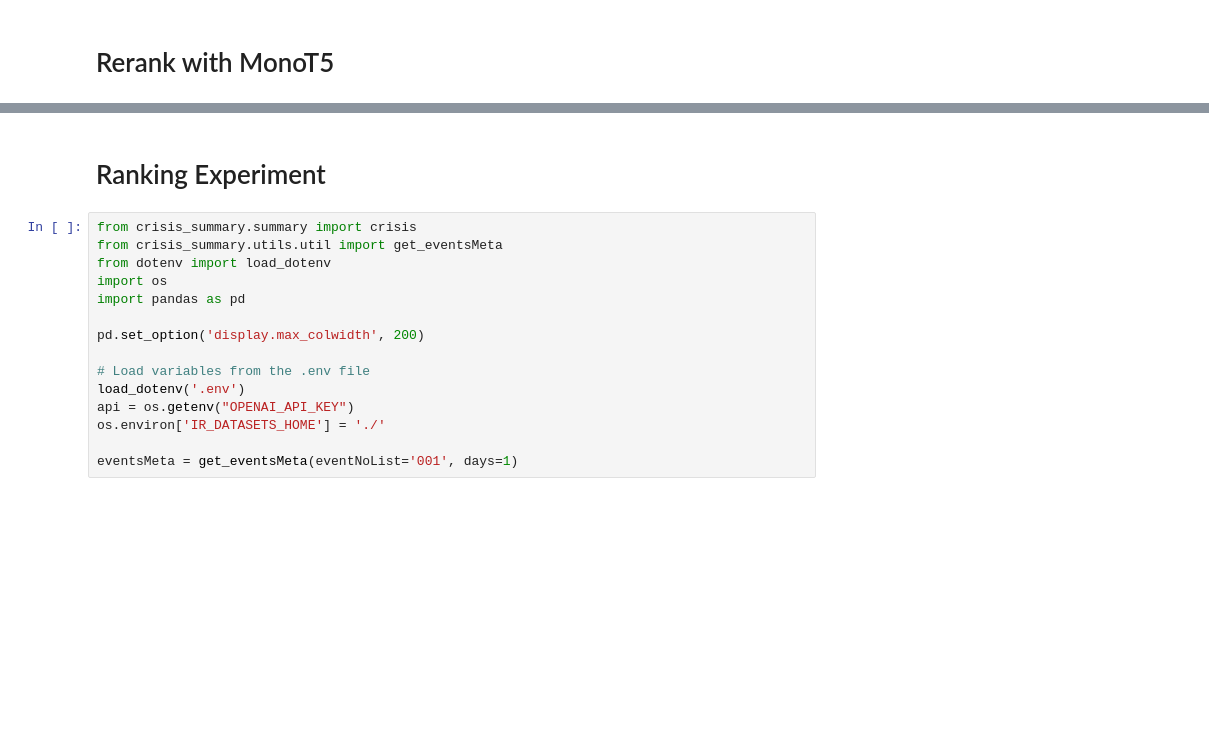
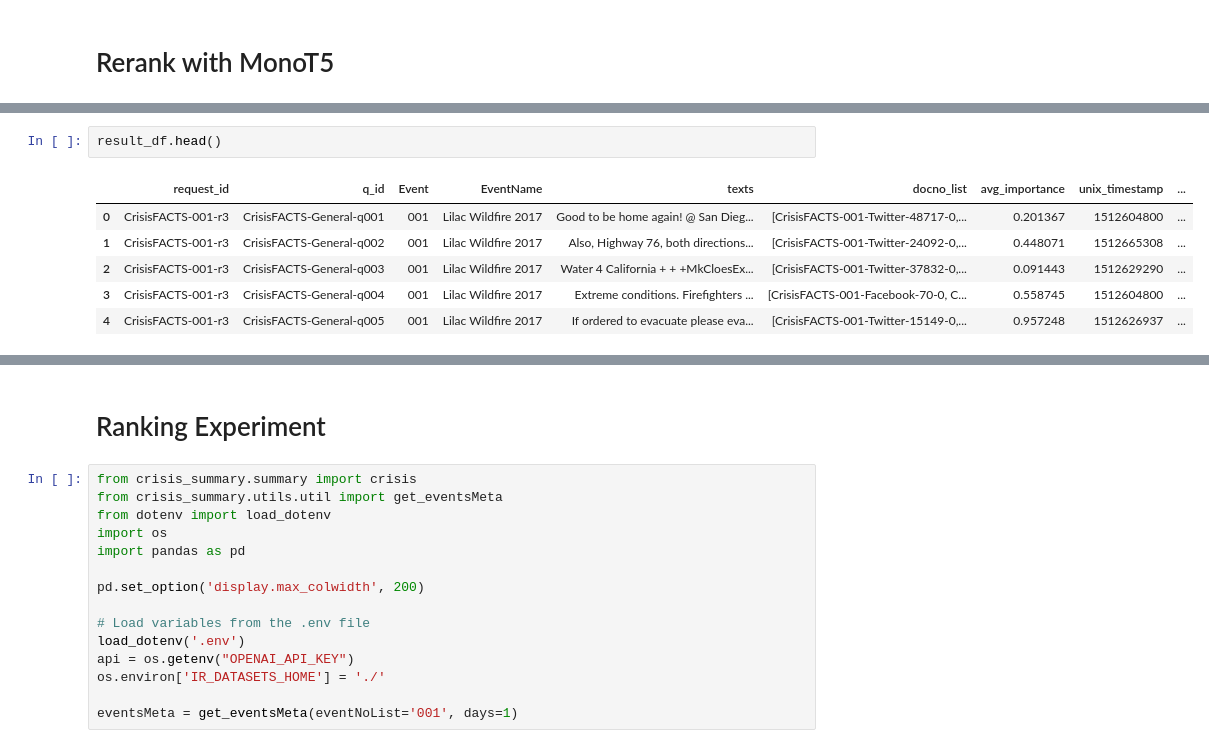
Before and after one commit to jaehobahng/crisisfacts_summarization, a Jupyter notebook: example.ipynb, the cells around one changed output, grey strips where cells are left out. Saved outputs shown, nothing was run; the diff lists cells and outputs as text; blank space fills up the shorter version.

```diff
--- a/example.ipynb
+++ b/example.ipynb
@@ -108,3 +113,12 @@ a.shape
+# %%
+result_df.head()
+# %% [output]
+|  | request_id | q_id | Event | EventName | texts | docno_list | avg_importance | unix_timestamp | ... |
+| 0 | CrisisFACTS-001-r3 | CrisisFACTS-General-q001 | 001 | Lilac Wildfire 2017 | Good to be home again! @ San Dieg... | [CrisisFACTS-001-Twitter-48717-0,... | 0.201367 | 1512604800 | ... |
+| 1 | CrisisFACTS-001-r3 | CrisisFACTS-General-q002 | 001 | Lilac Wildfire 2017 | Also, Highway 76, both directions... | [CrisisFACTS-001-Twitter-24092-0,... | 0.448071 | 1512665308 | ... |
+| 2 | CrisisFACTS-001-r3 | CrisisFACTS-General-q003 | 001 | Lilac Wildfire 2017 | Water 4 California + + +MkCloesEx... | [CrisisFACTS-001-Twitter-37832-0,... | 0.091443 | 1512629290 | ... |
+| 3 | CrisisFACTS-001-r3 | CrisisFACTS-General-q004 | 001 | Lilac Wildfire 2017 | Extreme conditions. Firefighters ... | [CrisisFACTS-001-Facebook-70-0, C... | 0.558745 | 1512604800 | ... |
+| 4 | CrisisFACTS-001-r3 | CrisisFACTS-General-q005 | 001 | Lilac Wildfire 2017 | If ordered to evacuate please eva... | [CrisisFACTS-001-Twitter-15149-0,... | 0.957248 | 1512626937 | ... |
 # %%
 a.head()
 # %% [output]
```
Also changed, not shown: parts of 10 cells of this notebook, 1 other file.
